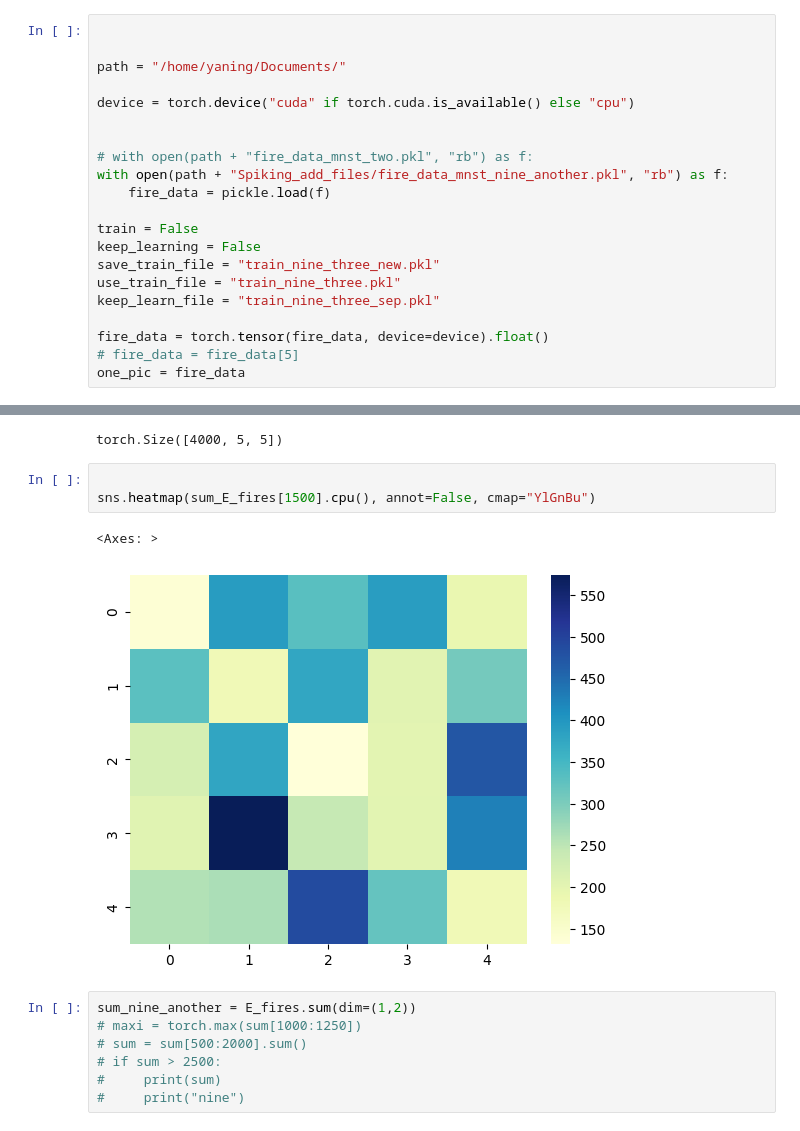
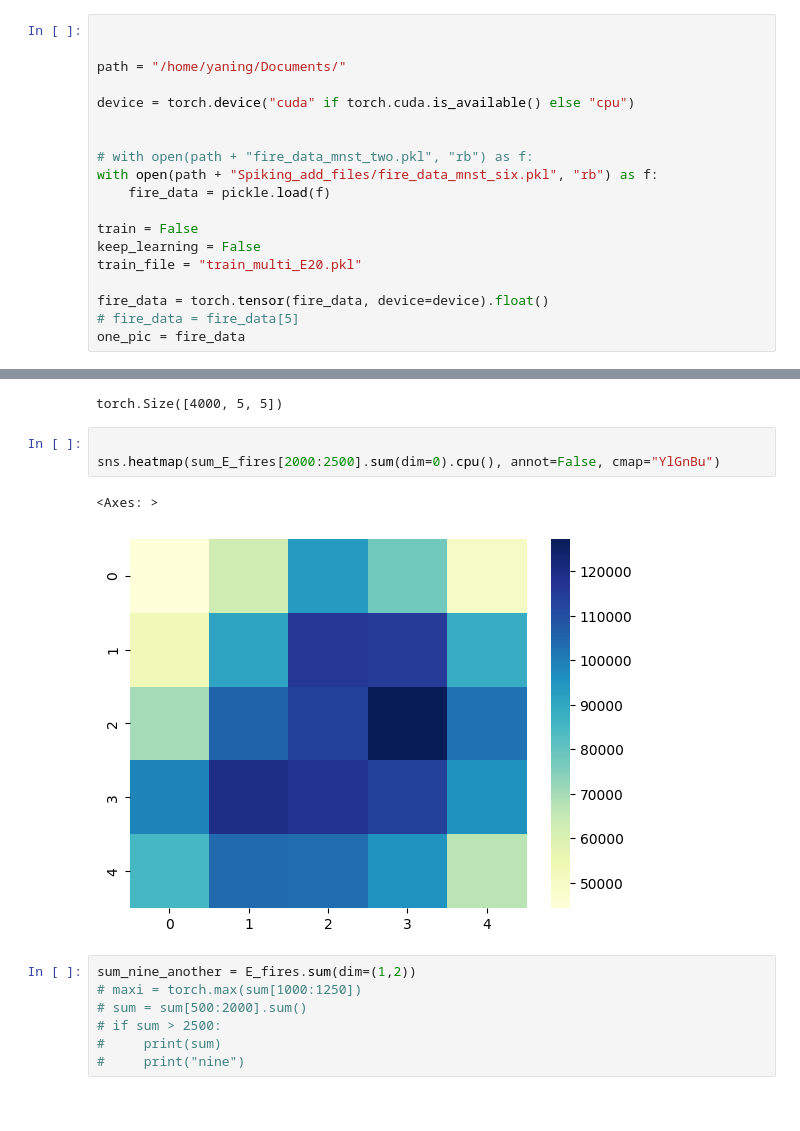
Before and after one commit to hhsherlock/Spiking_NN, a Jupyter notebook: mnst_learn/calculation.ipynb, the cells around one changed output, grey strips where cells are left out. Saved outputs shown, nothing was run; the diff lists cells and outputs as text.

```diff
--- a/mnst_learn/calculation.ipynb
+++ b/mnst_learn/calculation.ipynb
@@ -41,14 +41,12 @@ device = torch.device("cuda" if torch.cuda.is_available() else "cpu")
 
 
 # with open(path + "fire_data_mnst_two.pkl", "rb") as f:
-with open(path + "Spiking_add_files/fire_data_mnst_nine_another.pkl", "rb") as f:
+with open(path + "Spiking_add_files/fire_data_mnst_six.pkl", "rb") as f:
     fire_data = pickle.load(f)
 
 train = False
 keep_learning = False
-save_train_file = "train_nine_three_new.pkl"
-use_train_file = "train_nine_three.pkl"
-keep_learn_file = "train_nine_three_sep.pkl"
+train_file = "train_multi_E20.pkl"
 
 fire_data = torch.tensor(fire_data, device=device).float()
 # fire_data = fire_data[5]
@@ -708,10 +721,10 @@ sum_E_fires.shape
 torch.Size([4000, 5, 5])
 # %%
 
-sns.heatmap(sum_E_fires[1500].cpu(), annot=False, cmap="YlGnBu")
+sns.heatmap(sum_E_fires[2000:2500].sum(dim=0).cpu(), annot=False, cmap="YlGnBu")
 # %% [output]
 <Axes: >
-[figure, old version]
+[figure, new version]
 # %%
 sum_nine_another = E_fires.sum(dim=(1,2))
 # maxi = torch.max(sum[1000:1250])
```
Also changed, not shown: parts of 10 cells of this notebook, 11 other files.
